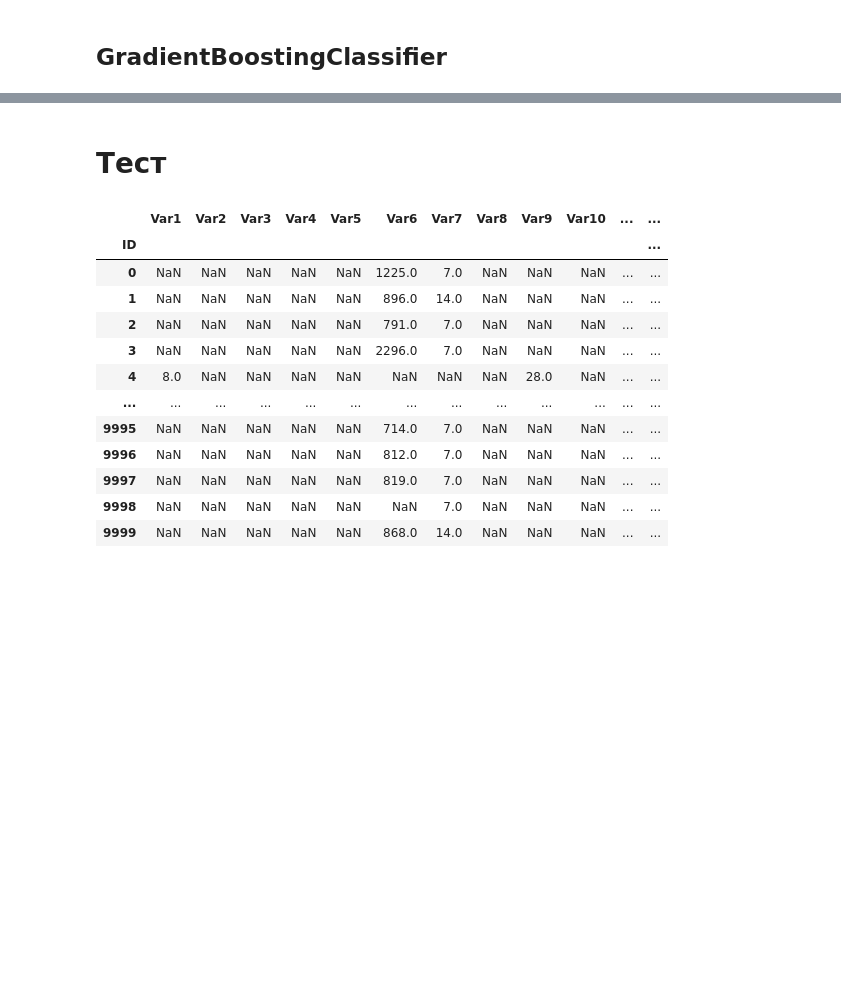
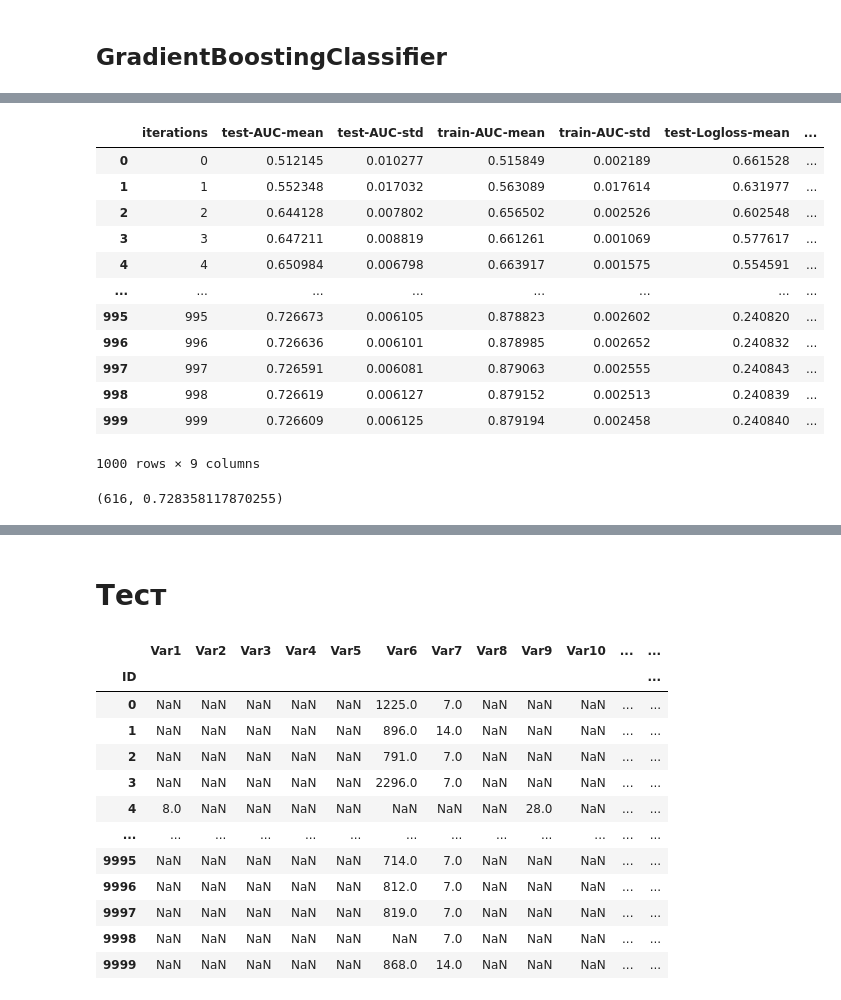
Before and after one commit to Uniholder/Specialization-Yandex-MIPT, a Jupyter notebook: 6_Final_projects/2_churn_prediction/week_4.ipynb, the cells around one changed output, grey strips where cells are left out. Drawn from its saved outputs; the diff is of its cells as text; code cells hidden in the pictures; blank space fills up the shorter version.

```diff
--- a/6_Final_projects/2_churn_prediction/week_4.ipynb
+++ b/6_Final_projects/2_churn_prediction/week_4.ipynb
@@ -382,0 +279,5 @@ roc_auc_score(y_valid, random_forest_classifier.predict_proba(X_valid)[:, 1])
+# %%
+rfc = RandomForestClassifier(random_state=0)
+rfc.fit(X, y)
+print(roc_auc_score(y_val, rfc.predict_proba(X_val)[:, 1]))
+print(classification_report(y_val, rfc.predict(X_val)))
@@ -434,0 +308,6 @@ roc_auc_score(y_valid, gb_classifier.predict_proba(X_valid)[:, 1])
+# %%
+%%time
+gbc = GradientBoostingClassifier(random_state=0)
+gbc.fit(X, y)
+print(roc_auc_score(y_val, gbc.predict_proba(X_val)[:, 1]))
+print(classification_report(y_val, gbc.predict(X_val)))
@@ -434,0 +326,16 @@ roc_auc_score(y_valid, gb_classifier.predict_proba(X_valid)[:, 1])
+# %%
+base_params = {
+    'eval_metric': 'AUC:hints=skip_train~false',
+    'verbose': False,
+    'loss_function': 'Logloss'
+}
+# %%
+%%time
+cv_results = cv(
+    params={**base_params},
+    pool=Pool(X, y),
+    fold_count=5,
+    shuffle=True,
+    # plot=True,
+    type='Classical'
+)
@@ -434,0 +360,20 @@ roc_auc_score(y_valid, gb_classifier.predict_proba(X_valid)[:, 1])
+# %%
+cv_results
+# %% [output]
+|  | iterations | test-AUC-mean | test-AUC-std | train-AUC-mean | train-AUC-std | test-Logloss-mean | ... |
+| 0 | 0 | 0.512145 | 0.010277 | 0.515849 | 0.002189 | 0.661528 | ... |
+| 1 | 1 | 0.552348 | 0.017032 | 0.563089 | 0.017614 | 0.631977 | ... |
+| 2 | 2 | 0.644128 | 0.007802 | 0.656502 | 0.002526 | 0.602548 | ... |
+| 3 | 3 | 0.647211 | 0.008819 | 0.661261 | 0.001069 | 0.577617 | ... |
+| 4 | 4 | 0.650984 | 0.006798 | 0.663917 | 0.001575 | 0.554591 | ... |
+| ... | ... | ... | ... | ... | ... | ... | ... |
+| 995 | 995 | 0.726673 | 0.006105 | 0.878823 | 0.002602 | 0.240820 | ... |
+| 996 | 996 | 0.726636 | 0.006101 | 0.878985 | 0.002652 | 0.240832 | ... |
+| 997 | 997 | 0.726591 | 0.006081 | 0.879063 | 0.002555 | 0.240843 | ... |
+| 998 | 998 | 0.726619 | 0.006127 | 0.879152 | 0.002513 | 0.240839 | ... |
+| 999 | 999 | 0.726609 | 0.006125 | 0.879194 | 0.002458 | 0.240840 | ... |
+1000 rows × 9 columns
+# %%
+cv_results['test-AUC-mean'].argmax(), cv_results['test-AUC-mean'].max()
+# %% [output]
+(616, 0.728358117870255)
```
Also changed, not shown: parts of 106 cells of this notebook.
